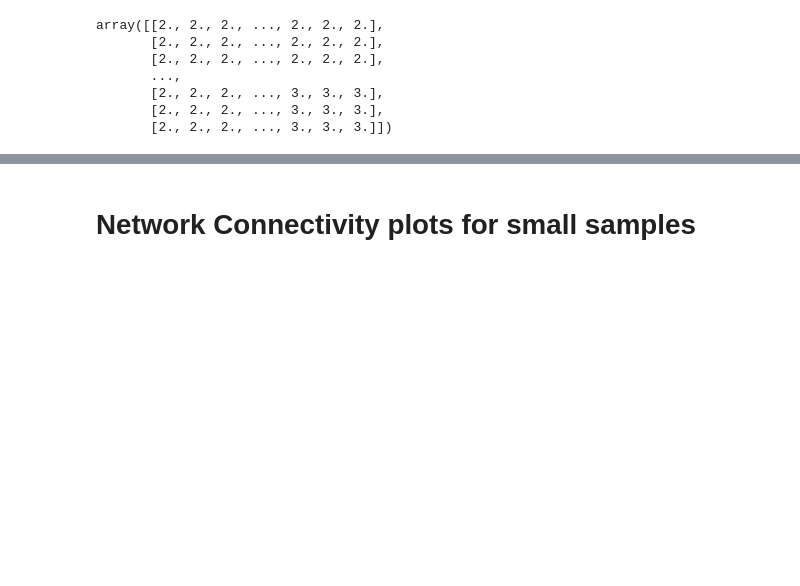
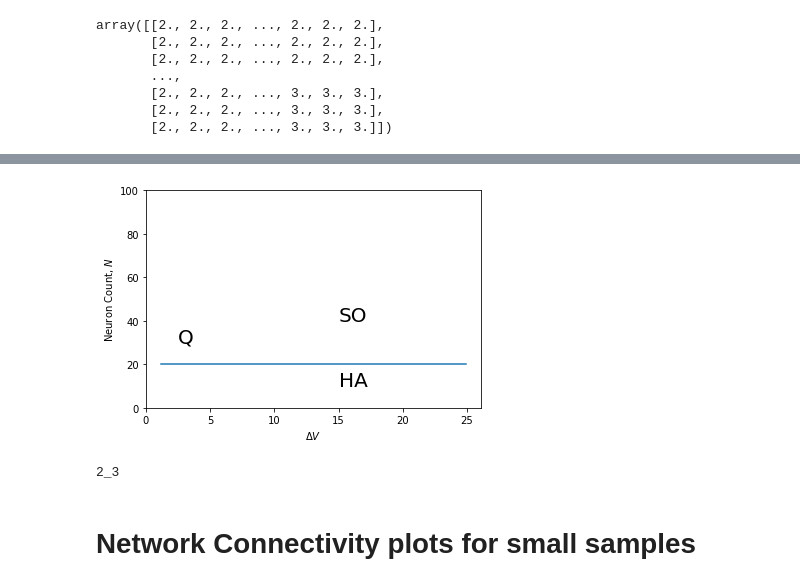
Before and after one commit to mbibireata/Networks, a Jupyter notebook: Rhythmogenesis.ipynb, the cells around one changed output, grey strips where cells are left out. Drawn from its saved outputs; the diff is of its cells as text; code cells hidden in the pictures; blank space fills up the shorter version.

Commit message:
analyze network splitting in HA phase

```diff
--- a/Rhythmogenesis.ipynb
+++ b/Rhythmogenesis.ipynb
@@ -1371,3 +1498,21 @@ array([[2., 2., 2., ..., 2., 2., 2.],
+# %%
+plt.ylim(0,100)
+plt.xlabel(r'$\Delta V$')
+plt.ylabel(r'Neuron Count, $N$')
+plt.text(15, 40, 'SO', fontsize=20)
+plt.text(15, 10, 'HA', fontsize=20)
+plt.text(2.5, 30, 'Q', fontsize=20)
+for i in phase:
+    plt.plot(phase[i][1], phase[i][0])
+
+#plt.savefig('paper_figures/step_mf.png', dpi=300)
+# %% [output]
+[figure, added]
+# %%
+for key, value in phase.items() :
+    print (key)
+# %% [output]
+2_3
 # %% [markdown]
 # Network Connectivity plots for small samples
 # %% [markdown]
```
Also changed, not shown: parts of 13 cells of this notebook.
